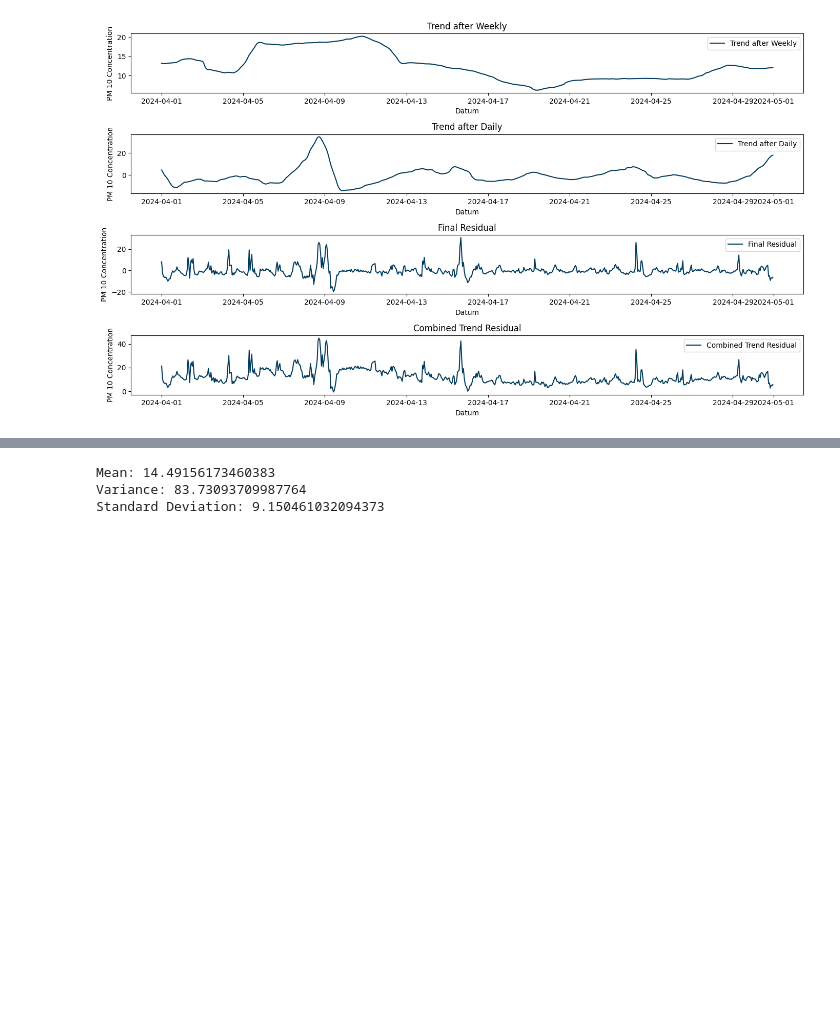
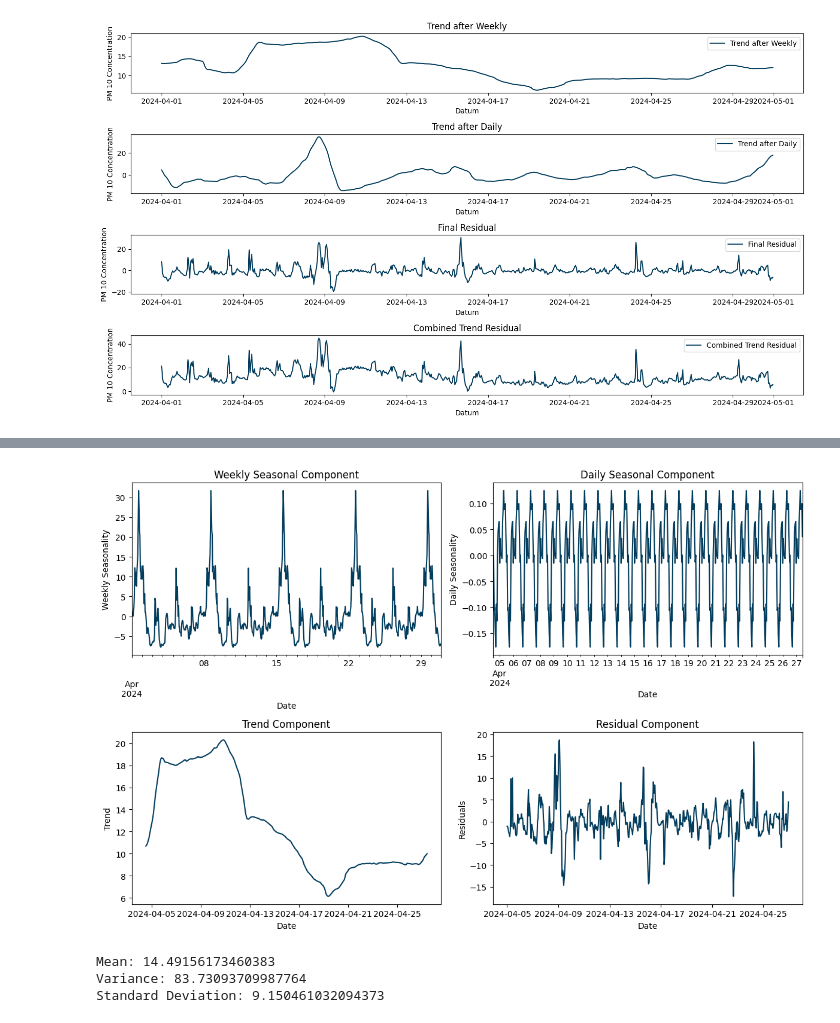
Before and after one commit to joejoejoejor/Its-Wekk, a Jupyter notebook: 4 - Data/01_Notebooks/Target/Targetvariable_timeseries.ipynb, the cells around one changed output, grey strips where cells are left out. Drawn from its saved outputs; the diff is of its cells as text; code cells hidden in the pictures; blank space fills up the shorter version.

```diff
--- a/4 - Data/01_Notebooks/Target/Targetvariable_timeseries.ipynb
+++ b/4 - Data/01_Notebooks/Target/Targetvariable_timeseries.ipynb
@@ -366,3 +419,54 @@ plt.show()
+# %%
+# Filter data for a specific month and year
+filtered_data_for_month = filtered_data[(filtered_data.index >= '2024-04-01') & (filtered_data.index < '2024-05-01')]
+
+
+from turtle import color
+from statsmodels.tsa.seasonal import seasonal_decompose
+import matplotlib.pyplot as plt
+
+# Select the PM10 series for decomposition
+series = filtered_data_for_month['PM10 (Stundenmittelwerte)']
+
+# Perform seasonal decomposition
+weekly_result = seasonal_decompose(series, model='additive', period=168)  # Weekly seasonality (168 hours in a week)
+daily_result = seasonal_decompose(weekly_result.resid.dropna(), model='additive', period=24)  # Daily seasonality (24 hours)
+
+# Plot the seasonal components
+plt.figure(figsize=(12, 8))
+
+# Plot weekly seasonal component
+plt.subplot(2, 2, 1)
+weekly_result.seasonal.plot(title='Weekly Seasonal Component', color='#033D5D')
+plt.xlabel('Date')
+plt.ylabel('Weekly Seasonality')
+
+# Plot daily seasonal component
+plt.subplot(2, 2, 2)
+daily_result.seasonal.plot(title='Daily Seasonal Component', color='#033D5D')
+plt.xlabel('Date')
+plt.ylabel('Daily Seasonality')
+
+# Plot the trend component after removing weekly and daily seasonality
+plt.subplot(2, 2, 3)
+plt.plot(weekly_result.trend, label='Trend after Weekly and Daily Decomposition', color='#033D5D')
+plt.title('Trend Component')
+plt.xlabel('Date')
+plt.ylabel('Trend')
+
+# Plot the residuals after removing weekly and daily seasonality
+plt.subplot(2, 2, 4)
+plt.plot(daily_result.resid, label='Residuals after Decomposition', color='#033D5D')
+plt.title('Residual Component')
+plt.xlabel('Date')
+plt.ylabel('Residuals')
+
+plt.savefig('seasonal_decomposition.png', dpi=600, bbox_inches='tight')
+
+plt.tight_layout()
+plt.show()
+# %% [output]
+[figure, added]
 # %%
 # Calculate mean, variance, and standard deviation of the target data
 mean_value = target_data['PM10 (Stundenmittelwerte)'].mean()
```
Also changed, not shown: parts of 3 cells of this notebook, 8 other files.
